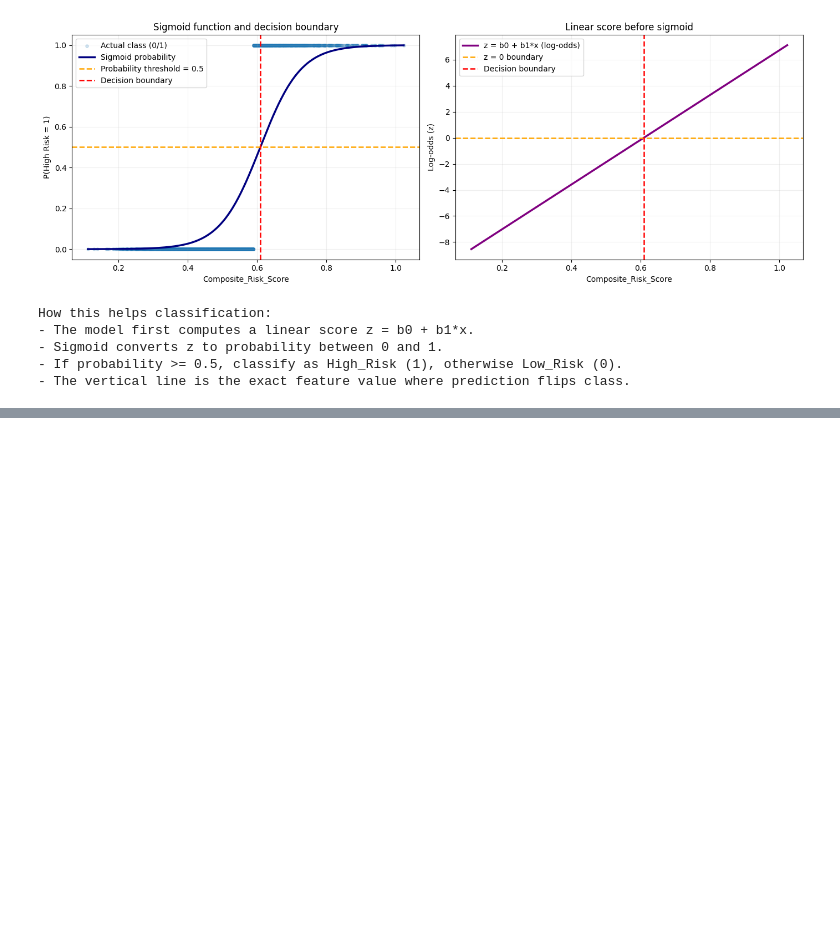
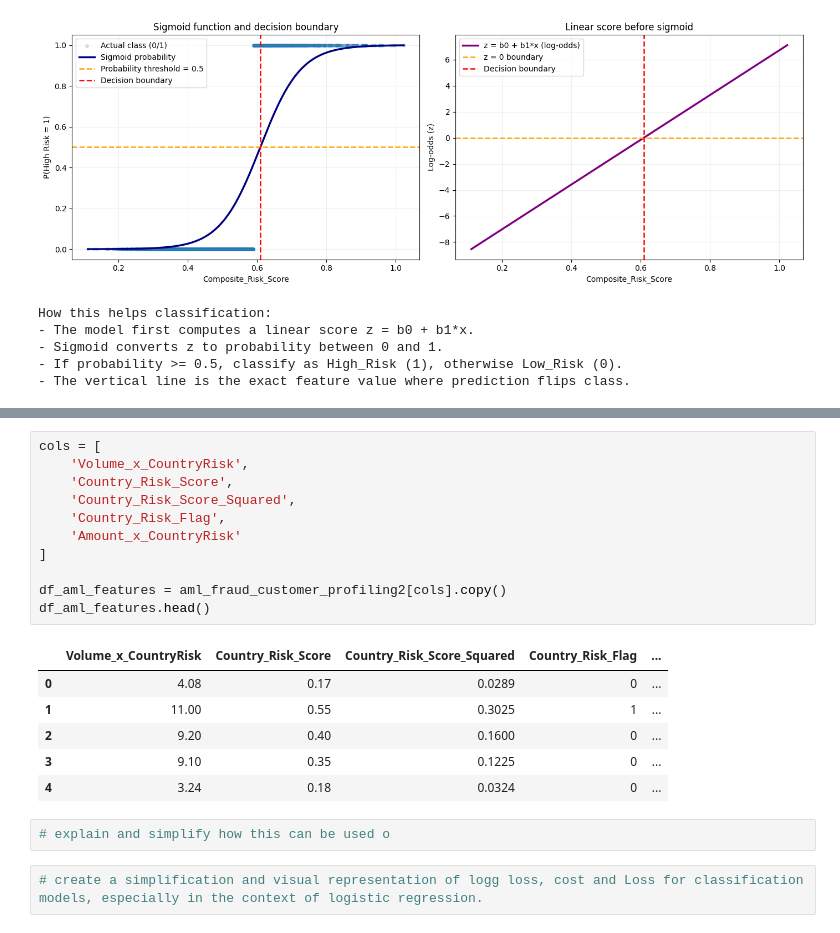
Before and after one commit to jdhova/Data-Science-Basics, a Jupyter notebook: Superviced/Classification/Classification.ipynb, the cells around one changed output, grey strips where cells are left out. Saved outputs shown, nothing was run; the diff lists cells and outputs as text; blank space fills up the shorter version.

```diff
--- a/Superviced/Classification/Classification.ipynb
+++ b/Superviced/Classification/Classification.ipynb
@@ -109,0 +126,22 @@ How this helps classification:
+# %%
+cols = [
+    'Volume_x_CountryRisk',
+    'Country_Risk_Score',
+    'Country_Risk_Score_Squared',
+    'Country_Risk_Flag',
+    'Amount_x_CountryRisk'
+]
+
+df_aml_features = aml_fraud_customer_profiling2[cols].copy()
+df_aml_features.head()
+# %% [output]
+|  | Volume_x_CountryRisk | Country_Risk_Score | Country_Risk_Score_Squared | Country_Risk_Flag | ... |
+| 0 | 4.08 | 0.17 | 0.0289 | 0 | ... |
+| 1 | 11.00 | 0.55 | 0.3025 | 1 | ... |
+| 2 | 9.20 | 0.40 | 0.1600 | 0 | ... |
+| 3 | 9.10 | 0.35 | 0.1225 | 0 | ... |
+| 4 | 3.24 | 0.18 | 0.0324 | 0 | ... |
+# %%
+# explain and simplify how this can be used o
+# %%
+# create a simplification and visual representation of logg loss, cost and Loss for classification models, especially in the context of logistic regression.
```
Also changed, not shown: parts of 3 cells of this notebook.
